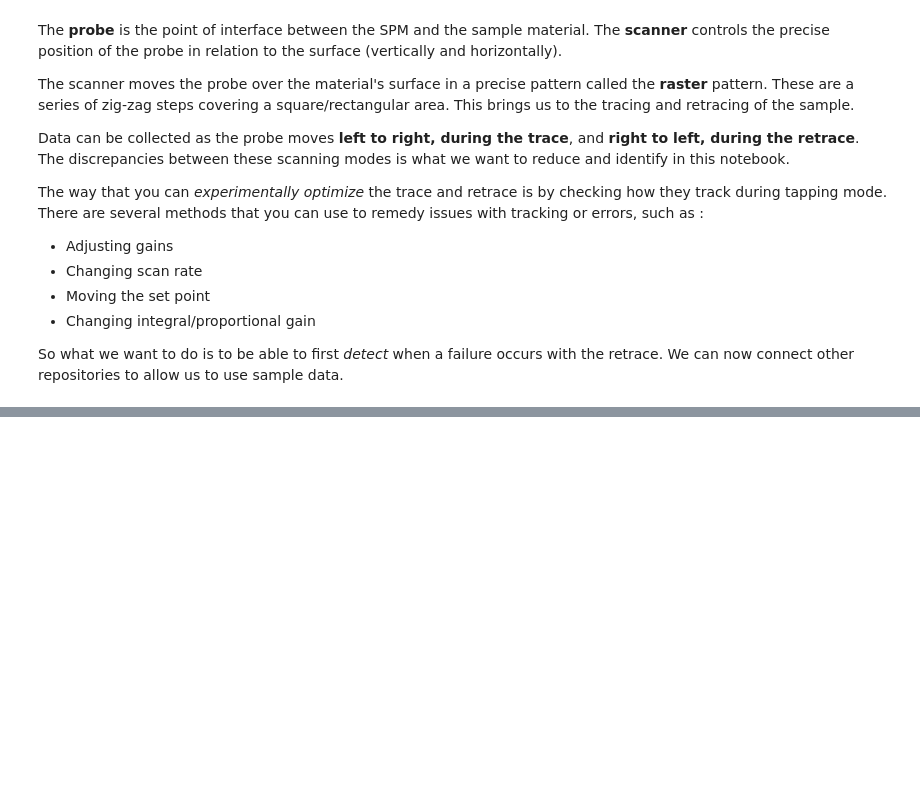
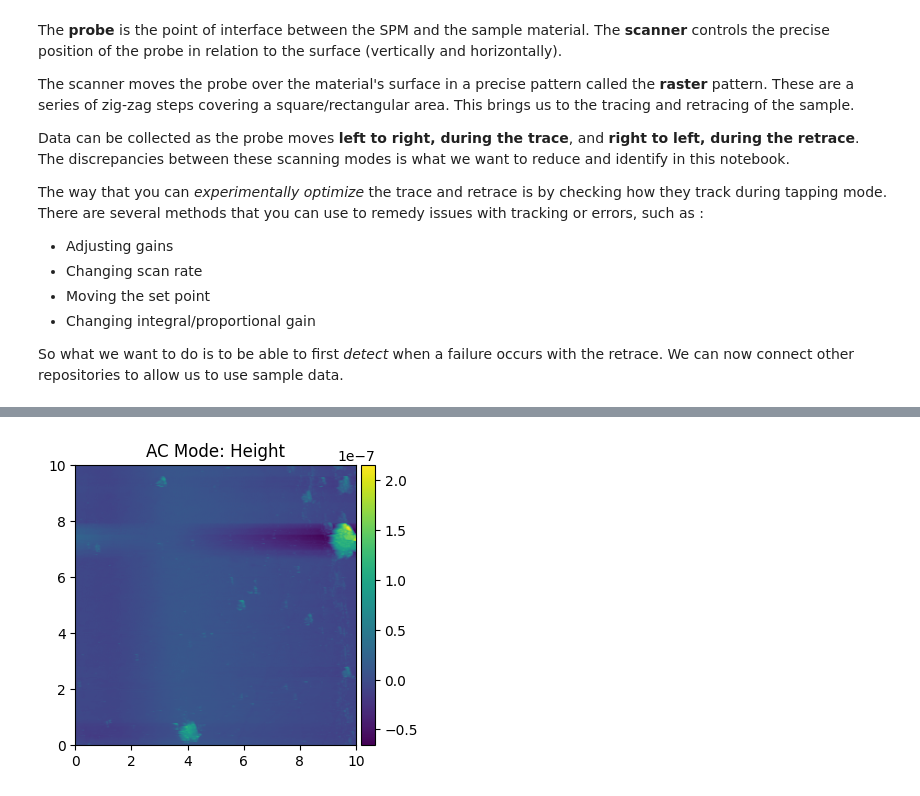
Before and after one commit to colinedsall/ofdspm, a Jupyter notebook: simulator.ipynb, the cells around one changed output, grey strips where cells are left out. Cells and saved outputs as stored; diff of their text form; code cells hidden in the pictures; blank space fills up the shorter version.

```diff
--- a/simulator.ipynb
+++ b/simulator.ipynb
@@ -152,0 +345,92 @@ Luckily, the given library allows us to take the data from any object read and s
+# %%
+def check_failure_flags(height, amplitude, phase, zsensor):
+    import numpy as np
+    import pandas as pd
+
+    results = {}
+
+    def compute_features(channel):
+        channel_flat = channel.flatten()
+        mean = np.mean(channel_flat)
+        std = np.std(channel_flat)
+        median = np.median(channel_flat)
+        range_val = np.ptp(channel_flat)
+        entropy = -np.sum(np.histogram(channel_flat, bins=256, density=True)[0] *
+                          np.log1p(np.histogram(channel_flat, bins=256, density=True)[0] + 1e-12))
+        return mean, std, median, range_val, entropy
+
+    # Height
+    h_mean, h_std, h_median, h_range, h_entropy = compute_features(height)
+    results['height_std_flag'] = h_std > thresholds['Height']['std_thresh']
+    results['height_range_flag'] = h_range > thresholds['Height']['range_thresh']
+    results['height_entropy_flag'] = h_entropy > thresholds['Height']['entropy_thresh']
+    results['height_skew_flag'] = abs(h_mean - h_median) > thresholds['Height']['skew_thresh']
+
+    # Amplitude
+    a_mean, a_std, a_median, a_range, a_entropy = compute_features(amplitude)
+    results['amplitude_std_flag'] = a_std > thresholds['Amplitude']['std_thresh']
+    results['amplitude_range_flag'] = a_range > thresholds['Amplitude']['range_thresh']
+    results['amplitude_entropy_flag'] = a_entropy > thresholds['Amplitude']['entropy_thresh']
+    results['amplitude_skew_flag'] = abs(a_mean - a_median) > thresholds['Amplitude']['skew_thresh']
+
+    # Phase
+    p_mean, p_std, p_median, p_range, p_entropy = compute_features(phase)
+    results['phase_std_flag'] = p_std > thresholds['Phase']['std_thresh']
+    results['phase_range_flag'] = p_range > thresholds['Phase']['range_thresh']
+    results['phase_entropy_flag'] = p_entropy > thresholds['Phase']['entropy_thresh']
+    results['phase_skew_flag'] = abs(p_mean - p_median) > thresholds['Phase']['skew_thresh']
+
+    # ZSensor
+    z_mean, z_std, z_median, z_range, z_entropy = compute_features(zsensor)
+    results['zsensor_std_flag'] = z_std > thresholds['ZSensor']['std_thresh']
+    results['zsensor_range_flag'] = z_range > thresholds['ZSensor']['range_thresh']
+    results['zsensor_entropy_flag'] = z_entropy > thresholds['ZSensor']['entropy_thresh']
+    results['zsensor_skew_flag'] = abs(z_mean - z_median) > thresholds['ZSensor']['skew_thresh']
+
+    # ZSensor - Height residual
+    z_residual = np.abs(zsensor - height)
+    z_residual_mean = np.mean(z_residual)
+    results['zsensor_height_residual_flag'] = z_residual_mean > thresholds['ZSensor_Height_Residual']['threshold']
+
+    # Overall fail flag
+    results['overall_failure'] = any(flag for key, flag in results.items()
+                                    if key.endswith('_flag') and isinstance(flag, bool))
+
+    def debug_thresholds_and_features(df, thresholds):
+        # Check what your thresholds actually are
+        print("=== THRESHOLDS ===")
+        for ch, thresh in thresholds.items():
+            if ch != 'ZSensor_Height_Residual':
+                print(f"{ch}: {thresh}")
+
+        # Check actual values from your bad image
+        print("\n=== BAD IMAGE VALUES ===")
+        h_mean, h_std, h_median, h_range, h_entropy = compute_features(df.Height.values)
+        print(f"Height - std: {h_std:.3f} (thresh: {thresholds['Height']['std_thresh']:.3f})")
+        print(f"Height - range: {h_range:.3f} (thresh: {thresholds['Height']['range_thresh']:.3f})")
+        print(f"Height - entropy: {h_entropy:.3f} (thresh: {thresholds['Height']['entropy_thresh']:.3f})")
+        print(f"Height - skew: {abs(h_mean-h_median):.3f} (thresh: {thresholds['Height']['skew_thresh']:.3f})")
+
+    # Run this on your bad image
+    debug_thresholds_and_features(df, thresholds)
+
+
+    return results
+
+# Convert pandas Series to numpy arrays before passing to the function
+file = "sample_data/bad_images/BTO_AC_0002.ibw"
+df = create_test_dataframe(file)
+
+arr = check_failure_flags(
+    df.Height.values,
+    df.Amplitude.values,
+    df.Phase.values,
+    df.ZSensor.values
+)
+
+# Print results
+for k, v in arr.items():
+    print(f"{k}: {v}")
+
+at.display_ibw(file, key = ['Height'])
+# %% [output]
@@ -152,0 +454 @@ Luckily, the given library allows us to take the data from any object read and s
+[figure, added]
```
Also changed, not shown: parts of 9 cells of this notebook, 8 other files.
